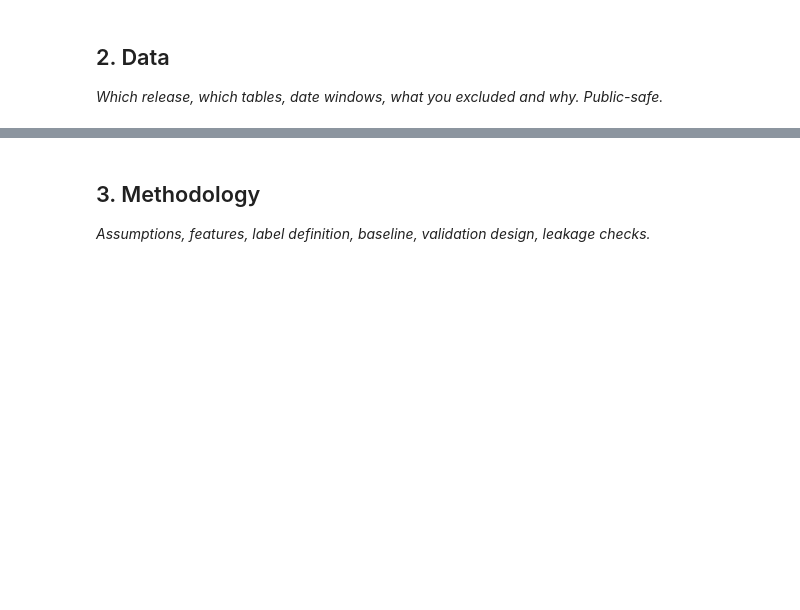
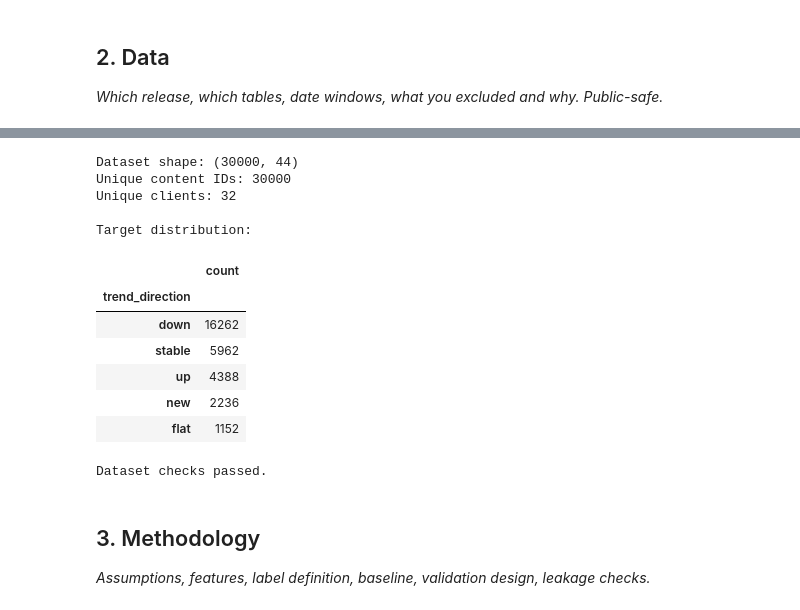
Before and after one commit to ssarimm/Machine-Learning-Internship---Flyrank, a Jupyter notebook: work/notebooks/capstone.ipynb, the cells around one changed output, grey strips where cells are left out. Cells and saved outputs as stored; diff of their text form; code cells hidden in the pictures; blank space fills up the shorter version.

```diff
--- a/work/notebooks/capstone.ipynb
+++ b/work/notebooks/capstone.ipynb
@@ -17,3 +41,44 @@ This skeleton is yours to fill. Work the sections **in order** — each one has
+# %%
+
+import pandas as pd
+from pathlib import Path
+
+DATA_URL = (
+    "https://raw.githubusercontent.com/"
+    "flyrank-bih/flyrank-ml-internship-starter/"
+    "main/data/raw/content_refresh_anonymized.csv"
+)
+
+df = pd.read_csv(DATA_URL)
+
+print("Dataset shape:", df.shape)
+print("Unique content IDs:", df["content_id"].nunique())
+print("Unique clients:", df["client_id"].nunique())
+print("\nTarget distribution:")
+display(
+    df["trend_direction"]
+    .value_counts(dropna=False)
+    .rename_axis("trend_direction")
+    .to_frame("count")
+)
+
+assert df.shape == (30000, 44), "Unexpected dataset shape"
+assert "trend_direction" in df.columns
+print("\nDataset checks passed.")
+# %% [output]
+Dataset shape: (30000, 44)
+Unique content IDs: 30000
+Unique clients: 32
+
+Target distribution:
+|  | count |
+| trend_direction |  |
+| down | 16262 |
+| stable | 5962 |
+| up | 4388 |
+| new | 2236 |
+| flat | 1152 |
+Dataset checks passed.
 # %% [markdown]
 ## 3. Methodology
 
```
Also changed, not shown: parts of 14 cells of this notebook.
